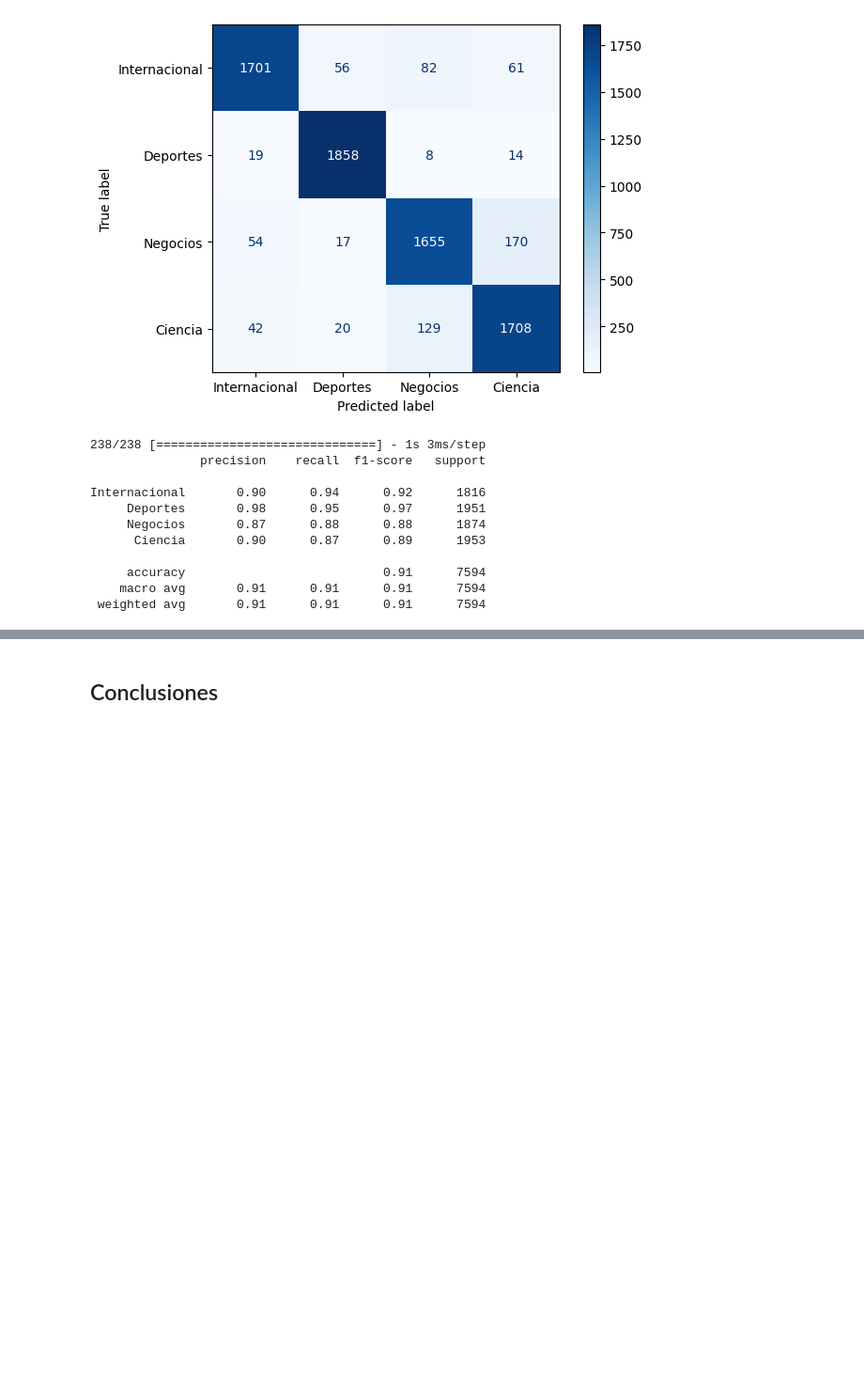
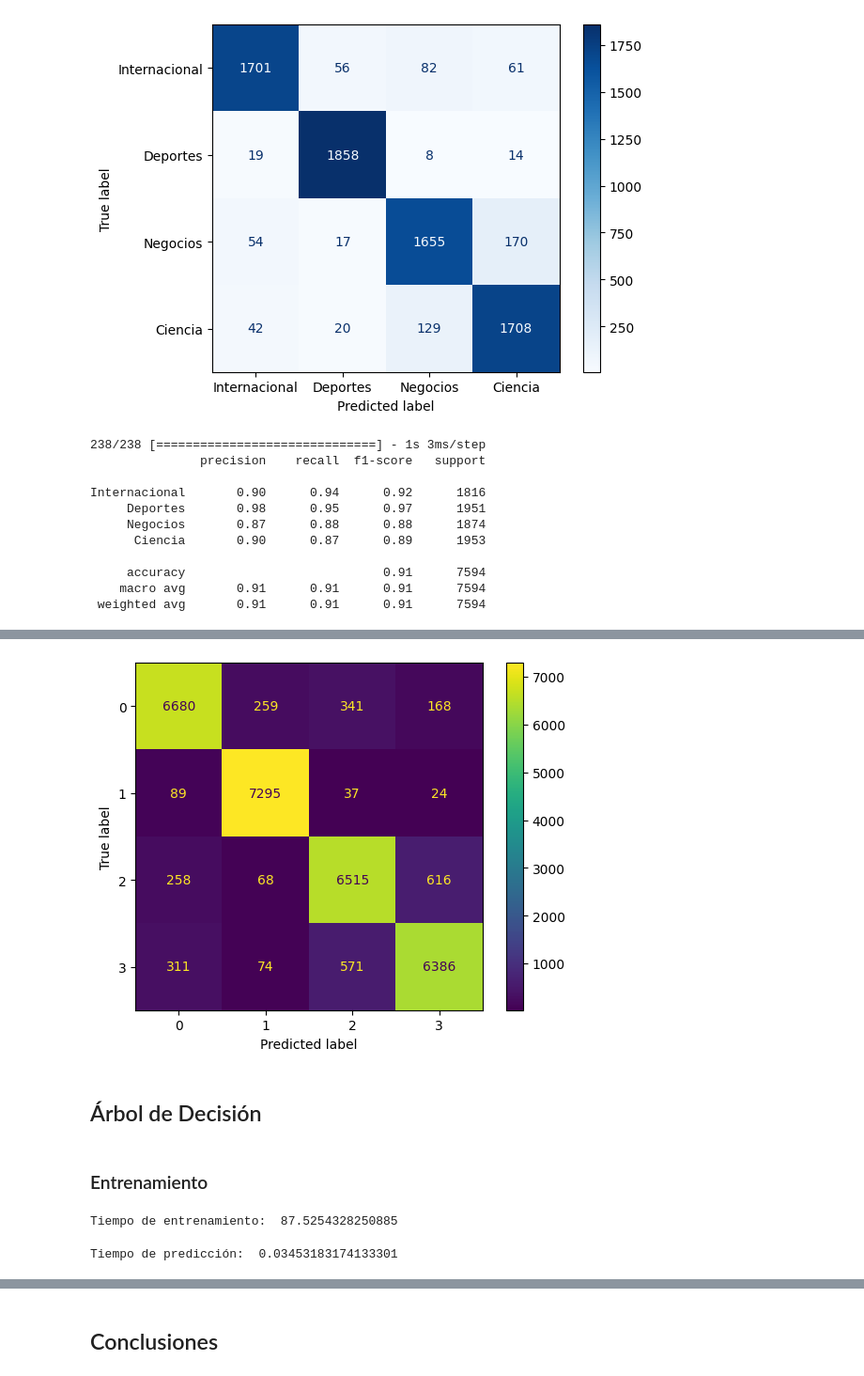
Before and after one commit to jorgelmp/ProyectoAPIT, a Jupyter notebook: Procesamiento_Textos.ipynb, the cells around one changed output, grey strips where cells are left out. Shown at 94% size. Cells and saved outputs as stored; diff of their text form; code cells hidden in the pictures; blank space fills up the shorter version.

```diff
--- a/Procesamiento_Textos.ipynb
+++ b/Procesamiento_Textos.ipynb
@@ -504,0 +504,2 @@ Internacional       0.90      0.94      0.92      1816
+# %%
+df_aux = pd.concat([train_df, test_df], axis=0)
@@ -504,0 +561,15 @@ Internacional       0.90      0.94      0.92      1816
+# %%
+X = df_aux['lem_text'].values
+y = df_aux['Class'].values
+
+X_train, X_test, y_train, y_test = train_test_split(X,y, test_size = 0.25, random_state = 123)
+
+tfidf = TfidfVectorizer()
+X_train_tfidf = tfidf.fit_transform(X_train)
+X_test_tfidf = tfidf.transform(X_test)
+# %%
+bayes_pred = MultinomialNB()
+
+start = time.time()
+bayes_pred.fit(X_train_tfidf, y_train)
+print("Tiempo de entrenamiento: ",time.time()-start)
@@ -504,0 +578,4 @@ Internacional       0.90      0.94      0.92      1816
+# %%
+start = time.time()
+predictions = bayes_pred.predict(X_test_tfidf)
+print("Tiempo de prediccción: ",time.time()-start)
@@ -504,0 +597,27 @@ Internacional       0.90      0.94      0.92      1816
+# %%
+cm = confusion_matrix(y_test, predictions)
+
+# plot the confusion matrix
+disp = ConfusionMatrixDisplay(cm, display_labels=np.unique(y_test))
+disp.plot()
+plt.show()
+# %% [output]
+[figure, added]
+# %% [markdown]
+## Árbol de Decisión
+# %% [markdown]
+### Entrenamiento
+# %%
+ClasificacionAD = DecisionTreeClassifier(criterion='gini',random_state=0)
+
+start = time.time()
+ClasificacionAD.fit(X_train_tfidf, y_train)
+print("Tiempo de entrenamiento: ", time.time()-start)
+# %% [output]
+Tiempo de entrenamiento:  87.5254328250885
+# %%
+start = time.time()
+Y_ClasificacionAD = ClasificacionAD.predict(X_test_tfidf)
+print("Tiempo de predicción: ", time.time()-start)
+# %% [output]
+Tiempo de predicción:  0.03453183174133301
```
Also changed, not shown: parts of 35 cells of this notebook.
